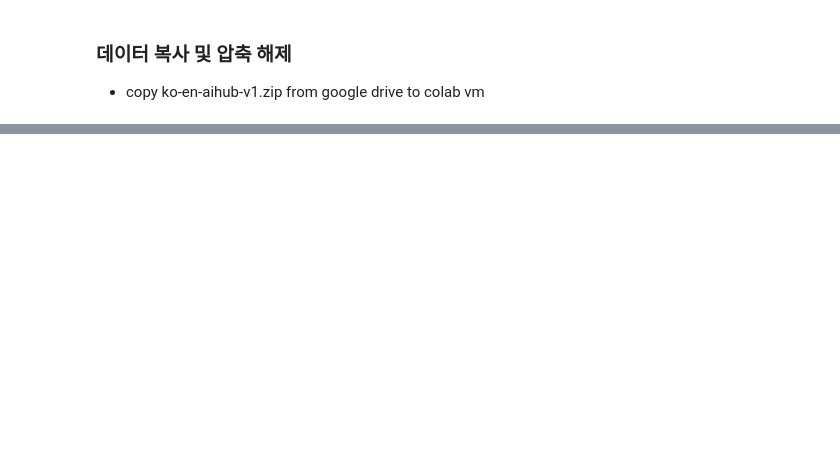
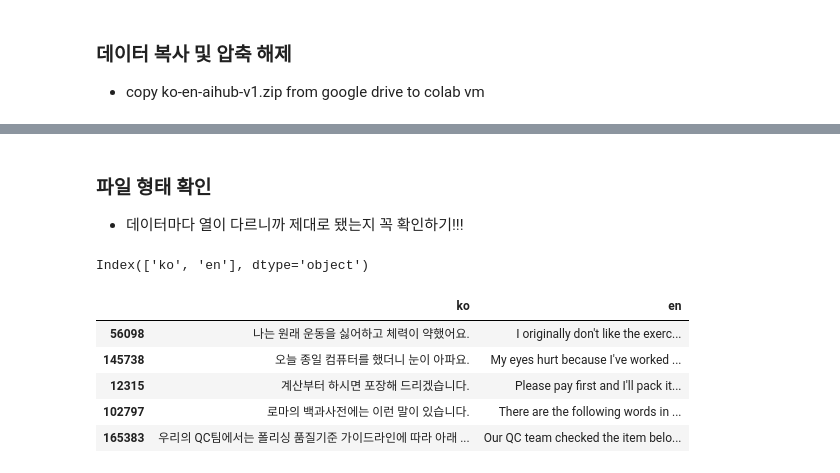
Before and after one commit to hyorim-jo/HelPago, a Jupyter notebook: notebooks/helpago.ipynb, the cells around one changed output, grey strips where cells are left out. Cells and saved outputs as stored; diff of their text form; code cells hidden in the pictures; blank space fills up the shorter version.

```diff
--- a/notebooks/helpago.ipynb
+++ b/notebooks/helpago.ipynb
@@ -168,0 +202,23 @@ else:
+# %% [markdown]
+### 파일 형태 확인
+- 데이터마다 열이 다르니까 제대로 됐는지 꼭 확인하기!!!
+# %%
+import pandas as pd
+
+# TSV 파일 로드
+tsv_path = "/content/ko-en-aihub-v1/구어체.tsv"
+df = pd.read_csv(tsv_path, sep="\t")
+
+# 컬럼명 확인
+print(df.columns)
+
+# 예시 문장 출력
+df.sample(5)
+# %% [output]
+Index(['ko', 'en'], dtype='object')
+|  | ko | en |
+| 56098 | 나는 원래 운동을 싫어하고 체력이 약했어요. | I originally don't like the exerc... |
+| 145738 | 오늘 종일 컴퓨터를 했더니 눈이 아파요. | My eyes hurt because I've worked ... |
+| 12315 | 계산부터 하시면 포장해 드리겠습니다. | Please pay first and I'll pack it... |
+| 102797 | 로마의 백과사전에는 이런 말이 있습니다. | There are the following words in ... |
+| 165383 | 우리의 QC팀에서는 폴리싱 품질기준 가이드라인에 따라 아래 ... | Our QC team checked the item belo... |
```
Also changed, not shown: parts of 29 cells of this notebook.
